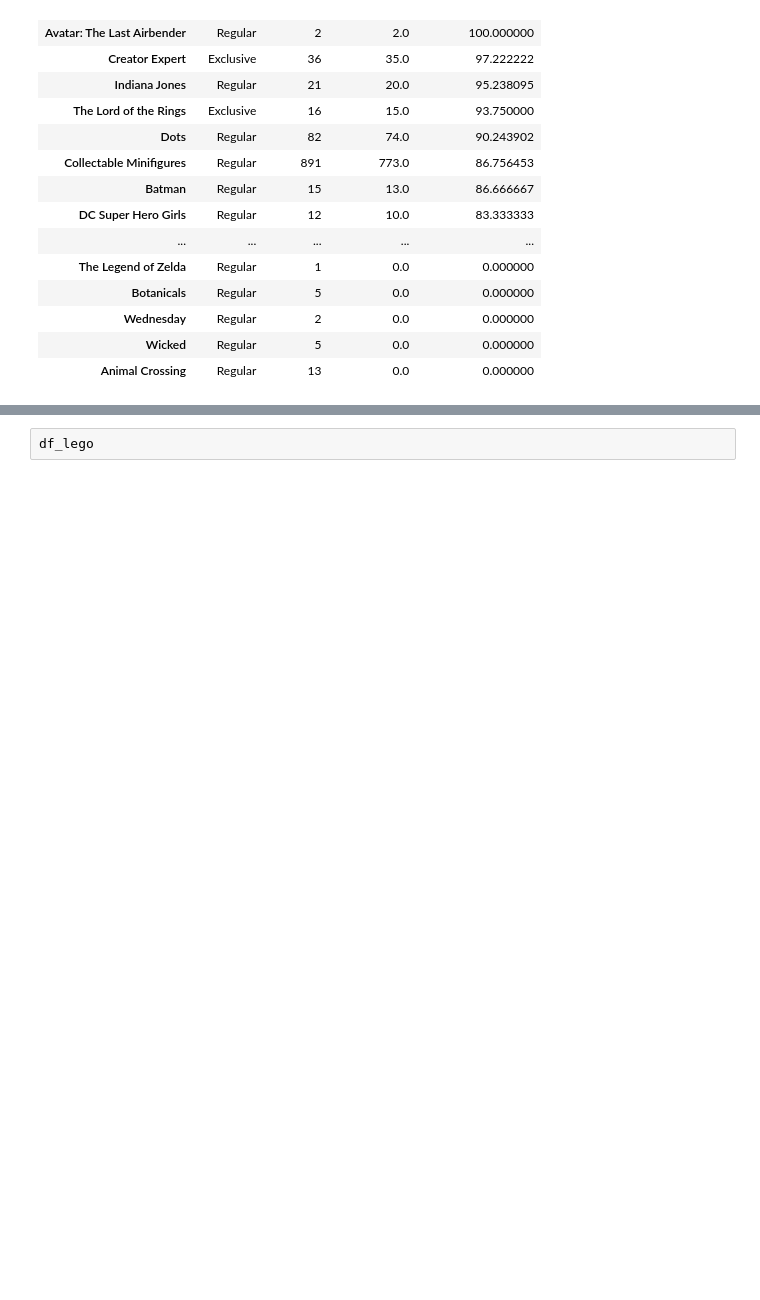
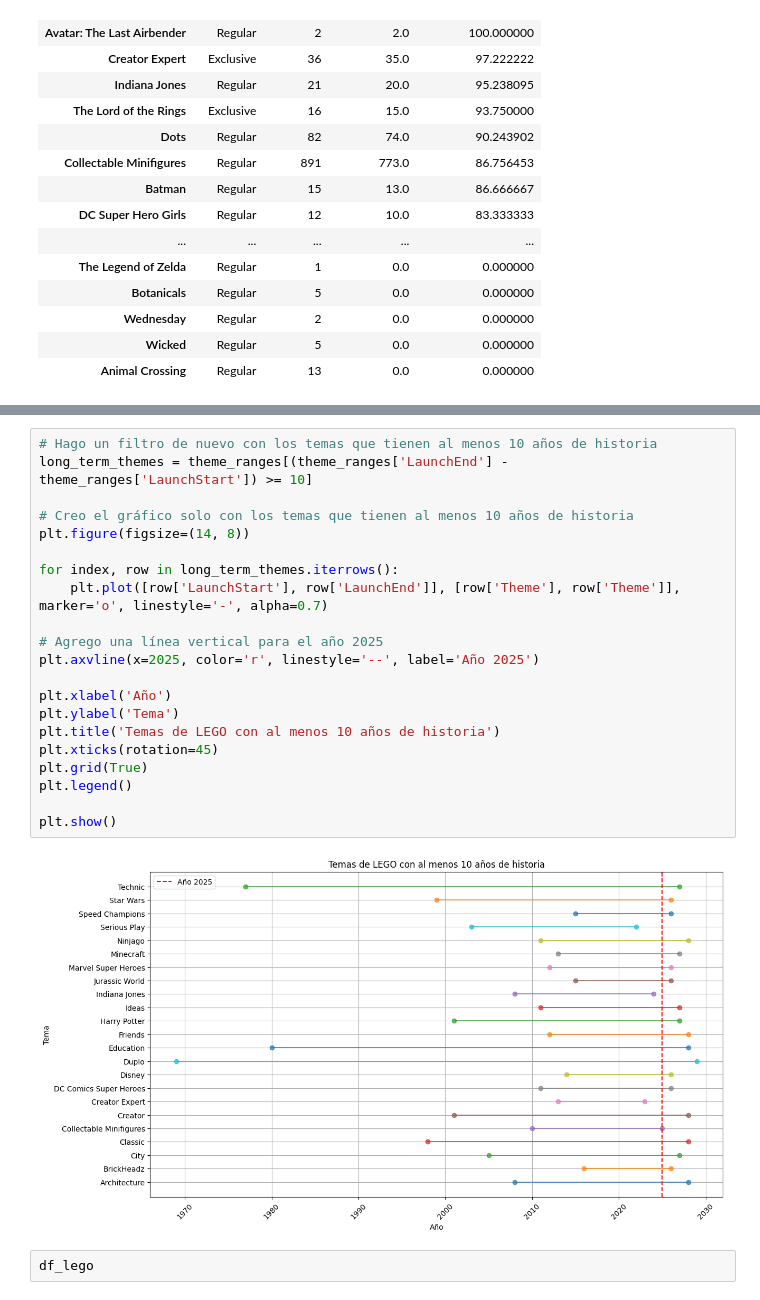
Before and after one commit to luismrtnzgl/ironbrick, a Jupyter notebook: 01_Data_Cleaning/01_Data_cleaning.ipynb, the cells around one changed output, grey strips where cells are left out. Saved outputs shown, nothing was run; the diff lists cells and outputs as text; blank space fills up the shorter version.

```diff
--- a/01_Data_Cleaning/01_Data_cleaning.ipynb
+++ b/01_Data_Cleaning/01_Data_cleaning.ipynb
@@ -531,3 +586,26 @@ theme_analysis
+# %%
+# Hago un filtro de nuevo con los temas que tienen al menos 10 años de historia
+long_term_themes = theme_ranges[(theme_ranges['LaunchEnd'] - theme_ranges['LaunchStart']) >= 10]
+
+# Creo el gráfico solo con los temas que tienen al menos 10 años de historia
+plt.figure(figsize=(14, 8))
+
+for index, row in long_term_themes.iterrows():
+    plt.plot([row['LaunchStart'], row['LaunchEnd']], [row['Theme'], row['Theme']], marker='o', linestyle='-', alpha=0.7)
+
+# Agrego una línea vertical para el año 2025
+plt.axvline(x=2025, color='r', linestyle='--', label='Año 2025')
+
+plt.xlabel('Año')
+plt.ylabel('Tema')
+plt.title('Temas de LEGO con al menos 10 años de historia')
+plt.xticks(rotation=45)
+plt.grid(True)
+plt.legend()
+
+plt.show()
+# %% [output]
+[figure, added]
 # %%
 df_lego
 # %% [output]
```
Also changed, not shown: parts of 6 cells of this notebook, 1 other file.
